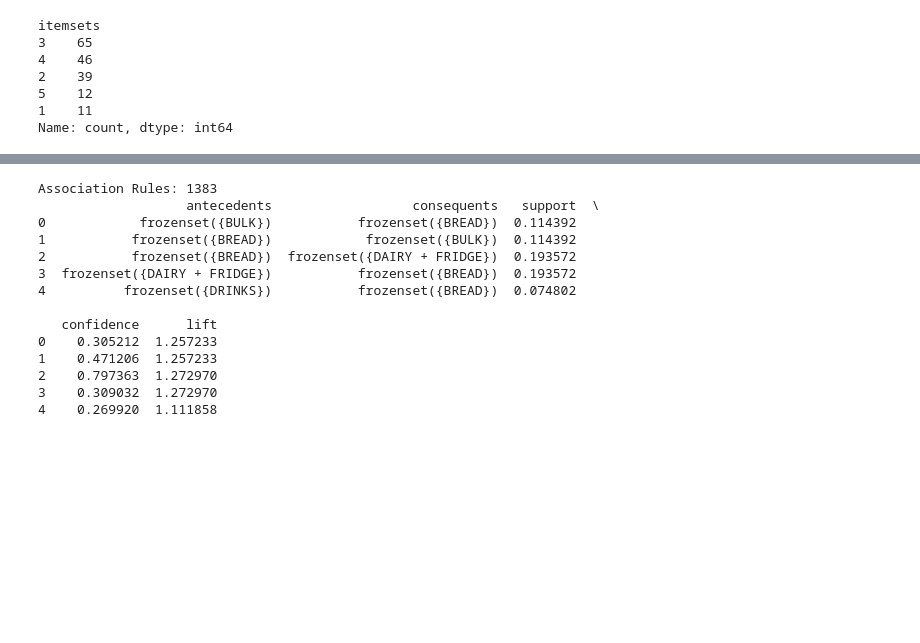
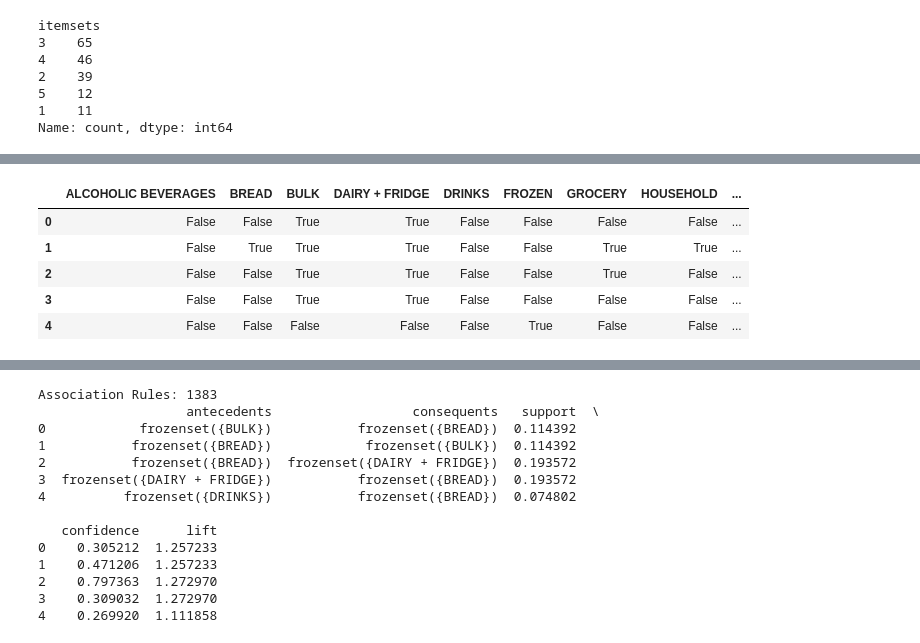
Before and after one commit to calleja/merchAnalysis, a Jupyter notebook: cart_analysis/cart_analysis.ipynb, the cells around one changed output, grey strips where cells are left out. Drawn from its saved outputs; the diff is of its cells as text; code cells hidden in the pictures; blank space fills up the shorter version.

```diff
--- a/cart_analysis/cart_analysis.ipynb
+++ b/cart_analysis/cart_analysis.ipynb
@@ -602,0 +591,9 @@ Name: count, dtype: int64
+# %%
+df.head()
+# %% [output]
+|  | ALCOHOLIC BEVERAGES | BREAD | BULK | DAIRY + FRIDGE | DRINKS | FROZEN | GROCERY | HOUSEHOLD | ... |
+| 0 | False | False | True | True | False | False | False | False | ... |
+| 1 | False | True | True | True | False | False | True | True | ... |
+| 2 | False | False | True | True | False | False | True | False | ... |
+| 3 | False | False | True | True | False | False | False | False | ... |
+| 4 | False | False | False | False | False | True | False | False | ... |
```
Also changed, not shown: parts of 6 cells of this notebook, 2 other files.
